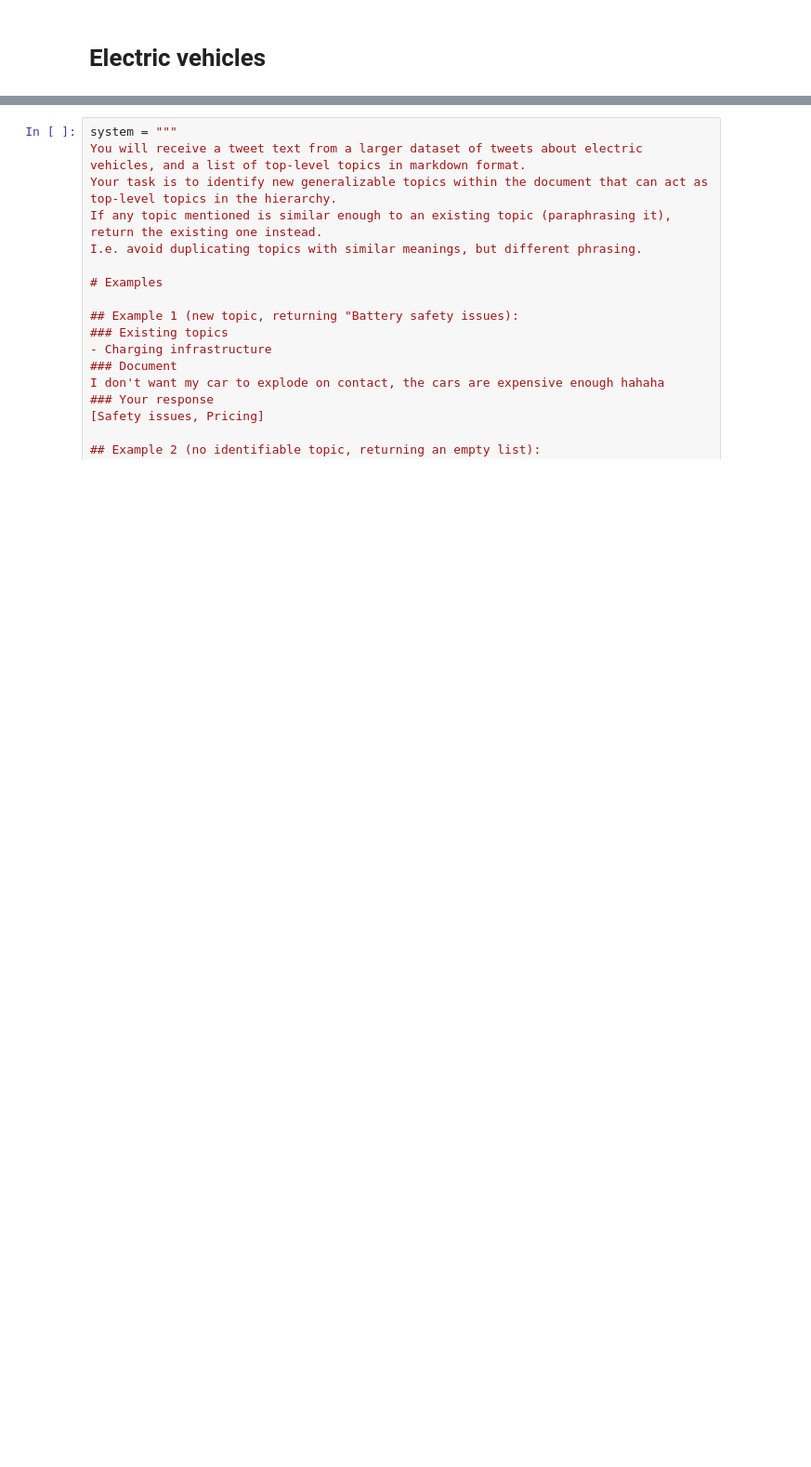
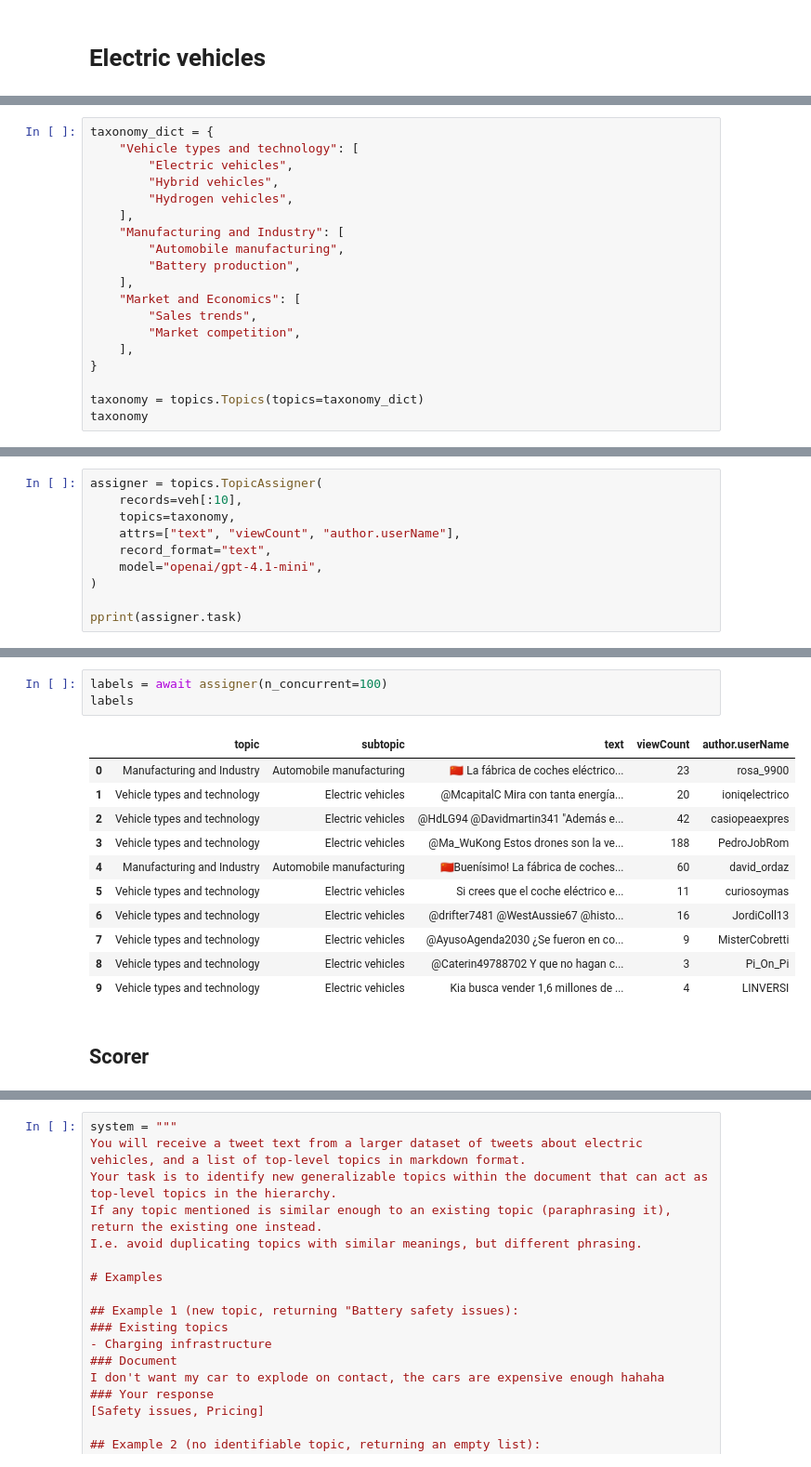
Before and after one commit to graphext/cuery, a Jupyter notebook: notebooks/topics.ipynb, the cells around one changed output, grey strips where cells are left out. Shown at 93% size. Cells and saved outputs as stored; diff of their text form; blank space fills up the shorter version.

```diff
--- a/notebooks/topics.ipynb
+++ b/notebooks/topics.ipynb
@@ -113,0 +282,19 @@ tt.to_pandas()
+# %%
+taxonomy_dict = {
+    "Vehicle types and technology": [
+        "Electric vehicles",
+        "Hybrid vehicles",
+        "Hydrogen vehicles",
+    ],
+    "Manufacturing and Industry": [
+        "Automobile manufacturing",
+        "Battery production",
+    ],
+    "Market and Economics": [
+        "Sales trends",
+        "Market competition",
+    ],
+}
+
+taxonomy = topics.Topics(topics=taxonomy_dict)
+taxonomy
@@ -113,0 +303,10 @@ tt.to_pandas()
+# %%
+assigner = topics.TopicAssigner(
+    records=veh[:10],
+    topics=taxonomy,
+    attrs=["text", "viewCount", "author.userName"],
+    record_format="text",
+    model="openai/gpt-4.1-mini",
+)
+
+pprint(assigner.task)
@@ -113,0 +331,17 @@ tt.to_pandas()
+# %%
+labels = await assigner(n_concurrent=100)
+labels
+# %% [output]
+|  | topic | subtopic | text | viewCount | author.userName |
+| 0 | Manufacturing and Industry | Automobile manufacturing | 🇨🇳 La fábrica de coches eléctrico... | 23 | rosa_9900 |
+| 1 | Vehicle types and technology | Electric vehicles | @McapitalC Mira con tanta energía... | 20 | ioniqelectrico |
+| 2 | Vehicle types and technology | Electric vehicles | @HdLG94 @Davidmartin341 "Además e... | 42 | casiopeaexpres |
+| 3 | Vehicle types and technology | Electric vehicles | @Ma_WuKong Estos drones son la ve... | 188 | PedroJobRom |
+| 4 | Manufacturing and Industry | Automobile manufacturing | 🇨🇳Buenísimo! La fábrica de coches... | 60 | david_ordaz |
+| 5 | Vehicle types and technology | Electric vehicles | Si crees que el coche eléctrico e... | 11 | curiosoymas |
+| 6 | Vehicle types and technology | Electric vehicles | @drifter7481 @WestAussie67 @histo... | 16 | JordiColl13 |
+| 7 | Vehicle types and technology | Electric vehicles | @AyusoAgenda2030 ¿Se fueron en co... | 9 | MisterCobretti |
+| 8 | Vehicle types and technology | Electric vehicles | @Caterin49788702 Y que no hagan c... | 3 | Pi_On_Pi |
+| 9 | Vehicle types and technology | Electric vehicles | Kia busca vender 1,6 millones de ... | 4 | LINVERSI |
+# %% [markdown]
+## Scorer
```
Also changed, not shown: parts of 43 cells of this notebook, 31 other files.
